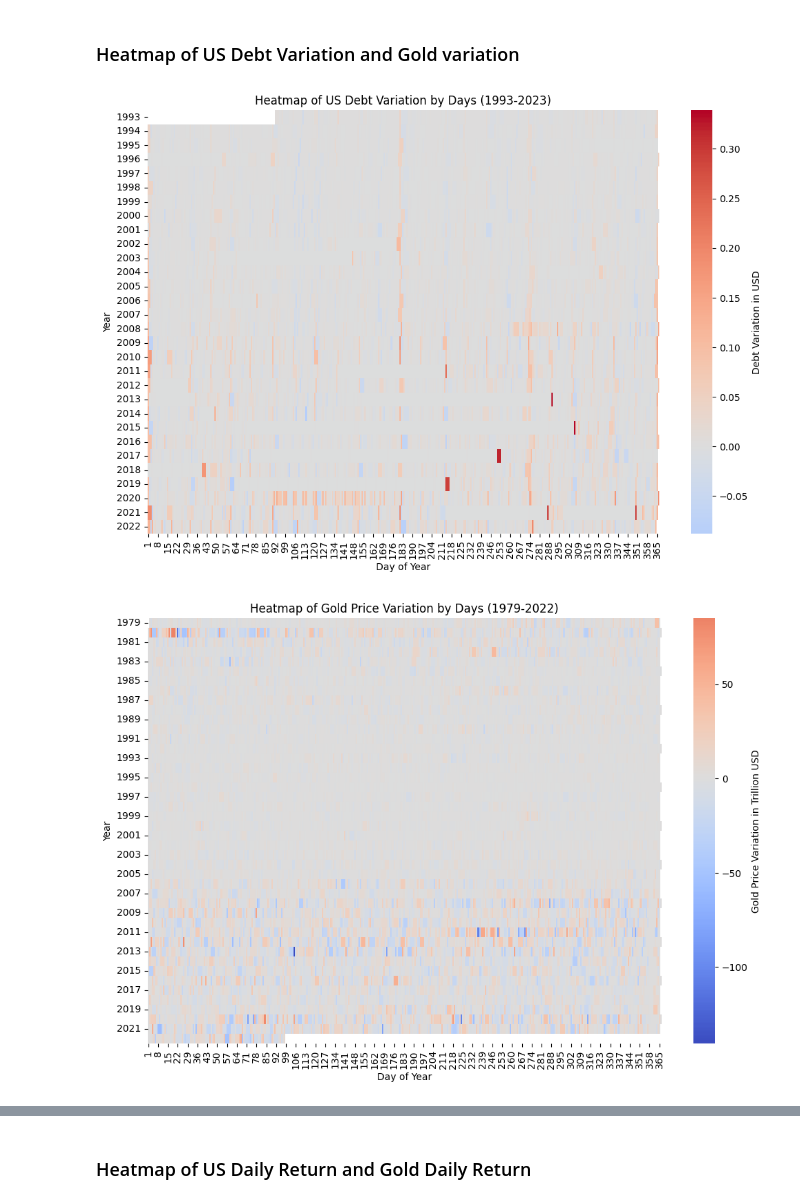
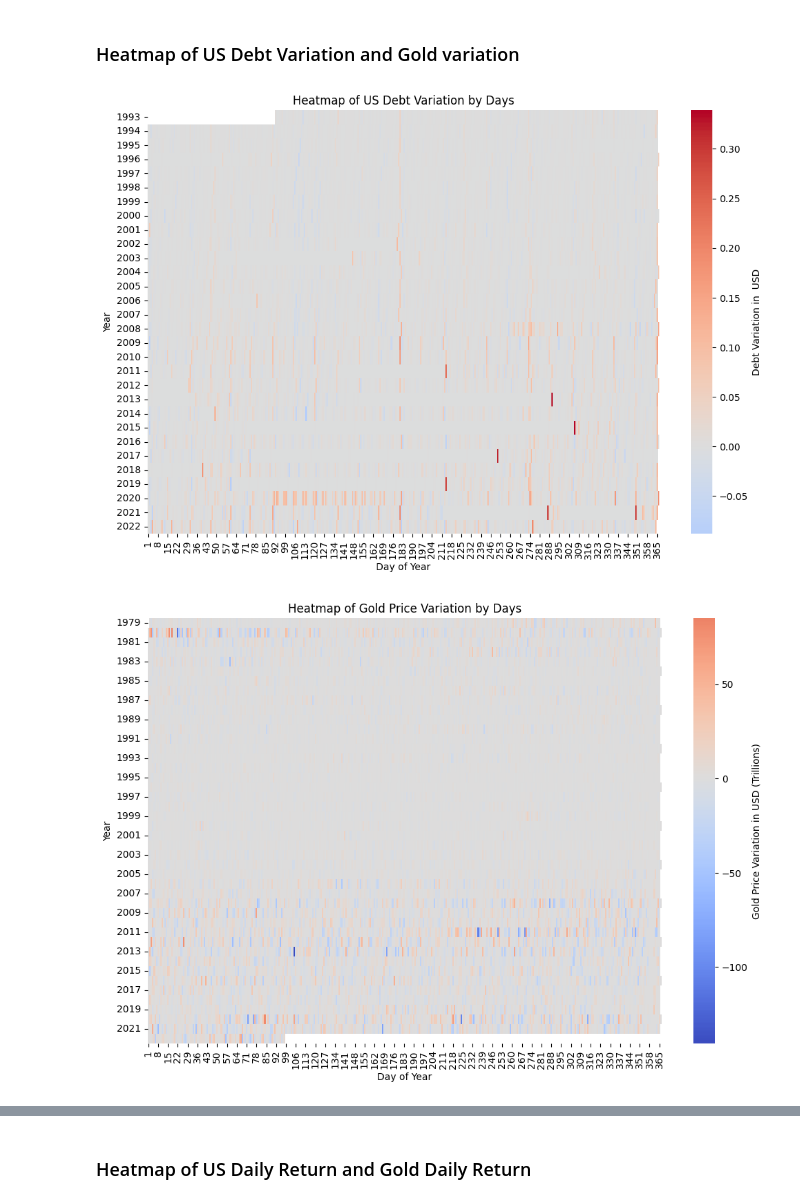
Before and after one commit to pafruchtenreich/ML_for_finance, a Jupyter notebook: notebook.ipynb, the cells around one changed output, grey strips where cells are left out. Cells and saved outputs as stored; diff of their text form; code cells hidden in the pictures.

```diff
--- a/notebook.ipynb
+++ b/notebook.ipynb
@@ -83,12 +87,21 @@ gold_data_usd = gold_data[["Date", "US dollar (USD)"]]
 gold_data_usd['Date'] = pd.to_datetime(gold_data_usd['Date'])
 gold_data_usd = gold_data_usd.rename(columns={"US dollar (USD)": "usd_price"})
 gold_data_usd = gold_data_usd.set_index('Date')
+# %%
+gold_data_2 = pd.read_csv(path_2 + "/Gold_Daily .csv")
+gold_data_2['Date'] = pd.to_datetime(gold_data_2['Date'])
+gold_data_2 = gold_data_2.rename(columns={"Change %": "Daily_return", "Vol":"Volume"})
+gold_data_2 = gold_data_2.set_index('Date')
+# convert the volume to numeric
+gold_data_2["Volume"] = gold_data_2["Volume"].str.replace("K", "e3")
+gold_data_2["Volume"] = pd.to_numeric(gold_data_2["Volume"], errors='coerce')
+gold_data_2.dropna()
 # %% [markdown]
 ### Load US debt into a dataset
 # %%
 # Fetching US debt from 1993 to 2023
 debt_to_penny_df_1 = fetch_data('debt_to_penny', '1993-01-01', '2003-01-01')
-debt_to_penny_df_2 = fetch_data('debt_to_penny', '2013-01-01', '2023-01-01')
+debt_to_penny_df_2 = fetch_data('debt_to_penny', '2003-01-01', '2023-01-01')
 debt_to_penny_df = pd.concat([debt_to_penny_df_1, debt_to_penny_df_2])
 
 # keep only the relevant columns
@@ -187,36 +308,51 @@ debt_daily['DayOfYear'] = debt_daily.index.dayofyear
 # Calculate the daily variation in debt
 debt_daily['Debt_Variation'] = debt_daily['tot_pub_debt_out_amt'].diff()
 
 # Create a pivot table with years as rows and days of the year as columns for debt variation
 debt_variation_pivot = debt_daily.pivot('Year', 'DayOfYear', 'Debt_Variation')
 
 # Plot the heatmap for debt variation
 plt.figure(figsize=(12, 8))
-sns.heatmap(debt_variation_pivot, cmap='coolwarm', cbar_kws={'label': 'Debt Variation in  USD'})
-plt.title('Heatmap of US Debt Variation by Days (1993-2023)')
+sns.heatmap(debt_variation_pivot, center=0, cmap='coolwarm', cbar_kws={'label': 'Debt Variation in  USD'})
+plt.title('Heatmap of US Debt Variation by Days')
 plt.xlabel('Day of Year')
 plt.ylabel('Year')
 plt.show()
 
 # Resample the gold data to daily frequency and fill missing values
 gold_daily = gold_data_usd.resample('D').ffill()
 
 # Create a pivot table with years as rows and days of the year as columns
 gold_daily['Year'] = gold_daily.index.year
 gold_daily['DayOfYear'] = gold_daily.index.dayofyear
 # Calculate the daily variation in gold price
 gold_daily['Gold_Variation'] = gold_daily['usd_price'].diff()
 
 # Create a pivot table with years as rows and days of the year as columns for gold price variation
 gold_variation_pivot = gold_daily.pivot('Year', 'DayOfYear', 'Gold_Variation')
 
 # Plot the heatmap for gold price variation
 plt.figure(figsize=(12, 8))
-sns.heatmap(gold_variation_pivot, cmap='coolwarm', cbar_kws={'label': 'Gold Price Variation in USD (Trillions)'})
-plt.title('Heatmap of Gold Price Variation by Days (1979-2022)')
+sns.heatmap(gold_variation_pivot, center=0, cmap='coolwarm', cbar_kws={'label': 'Gold Price Variation in USD (Trillions)'})
+plt.title('Heatmap of Gold Price Variation by Days')
 plt.xlabel('Day of Year')
 plt.ylabel('Year')
 plt.show()
+
+# Plot the heatmap for gold volume
+gold_daily_2 = gold_data_2.resample('D').ffill()
+gold_daily_2['Year'] = gold_daily_2.index.year
+gold_daily_2['DayOfYear'] = gold_daily_2.index.dayofyear
+gold_daily_2['Gold_Volume'] = gold_data_2['Volume']
+
+gold_volume_pivot = gold_daily_2.pivot('Year', 'DayOfYear', 'Gold_Volume')
+
+plt.figure(figsize=(12, 8))
+sns.heatmap(gold_volume_pivot, center=0, cmap='coolwarm', cbar_kws={'label': 'Gold Volume'})
+plt.title('Heatmap of Gold Volume by Days')
+plt.xlabel('Day of Year')
+plt.ylabel('Year')
+plt.show()
 # %% [output]
-[figure, old version]
+[figure, new version]
-[figure, old version]
+[figure, new version]
```
Also changed, not shown: parts of 21 cells of this notebook.
